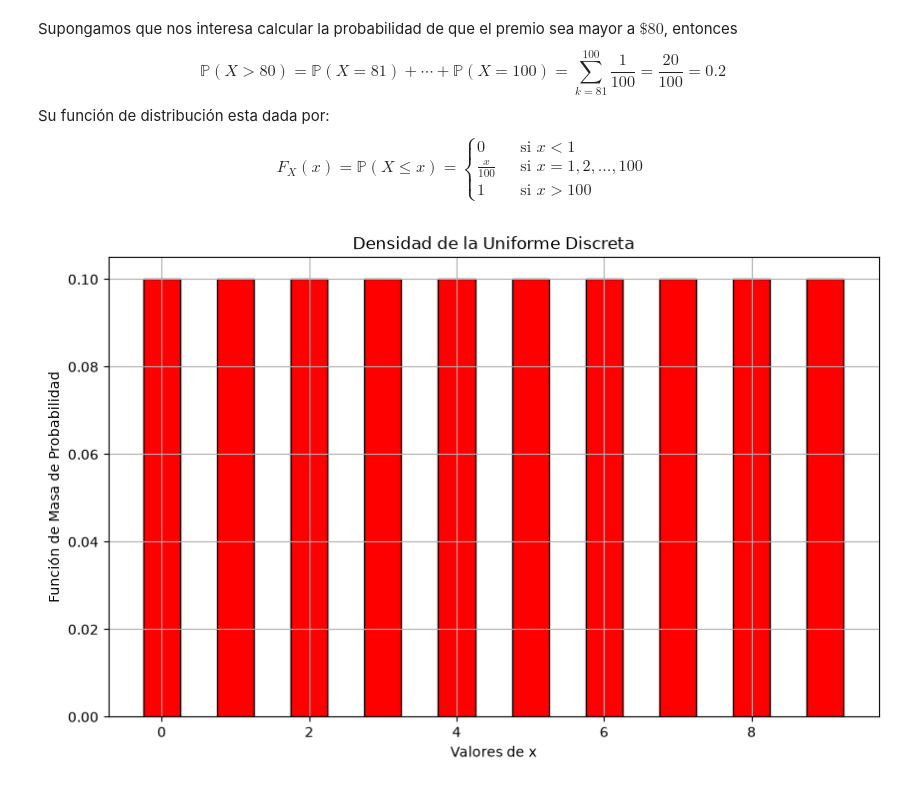
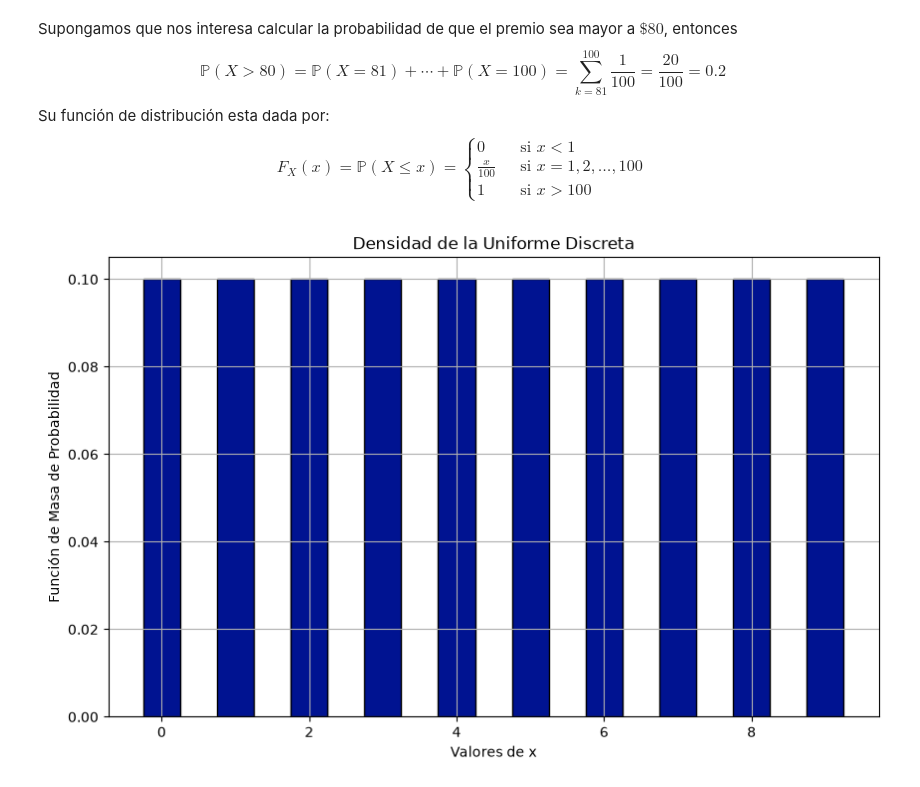
Before and after one commit to dianacondemp-1301/Modulo_ll_Mod_estadisticos, a Jupyter notebook: Variables_aleatorias.ipynb, the cells around one changed output. Drawn from its saved outputs; the diff is of its cells as text; code cells hidden in the pictures.

```diff
--- a/Variables_aleatorias.ipynb
+++ b/Variables_aleatorias.ipynb
@@ -334,11 +334,11 @@ pmf_uniforme = np.full_like(x, 1/(max-min),dtype=float) #creamos un arreglo del
 # %%
 #Graficamos la función de masa de probabilidad (pmf) de la uniforme discreta
 plt.figure(figsize=(10, 6))
-plt.bar(x, pmf_uniforme,width=0.5,color='r', edgecolor='black')
+plt.bar(x, pmf_uniforme,width=0.5,color='#001391', edgecolor='black')
 plt.xlabel('Valores de x')
 plt.ylabel('Función de Masa de Probabilidad')
 plt.title('Densidad de la Uniforme Discreta')
 plt.grid(True)
 plt.show()
 # %% [output]
-[figure, old version]
+[figure, new version]
```
Also changed, not shown: parts of 13 cells of this notebook.
